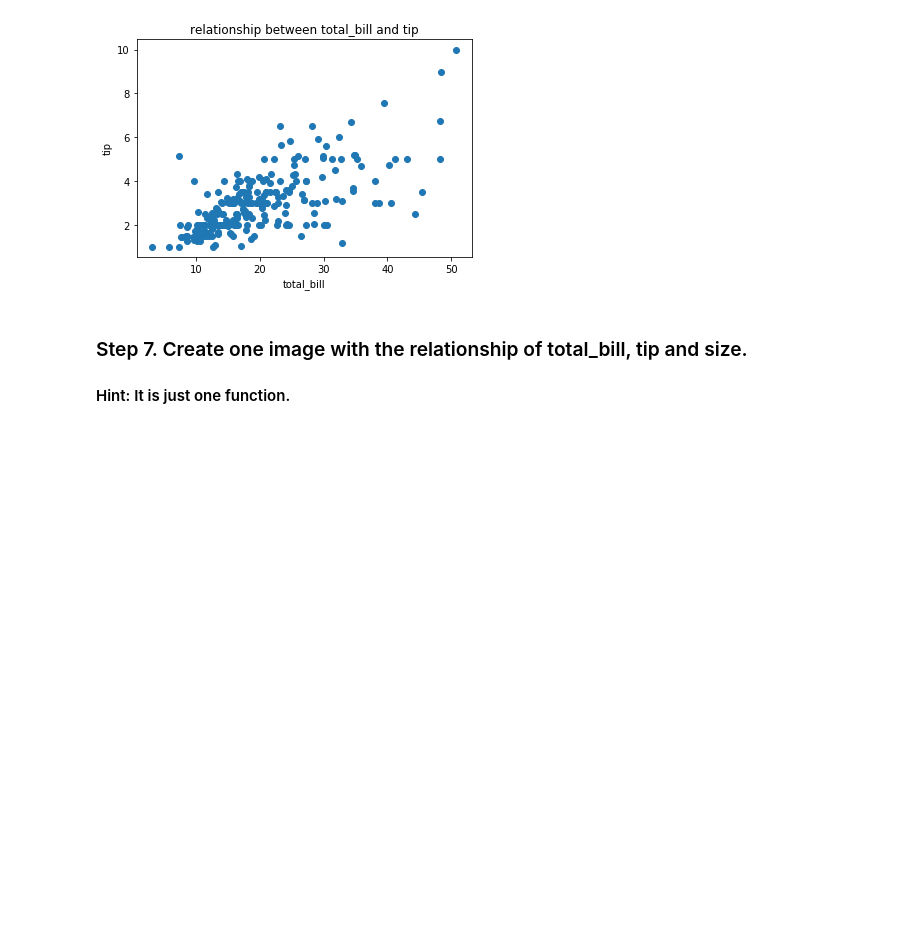
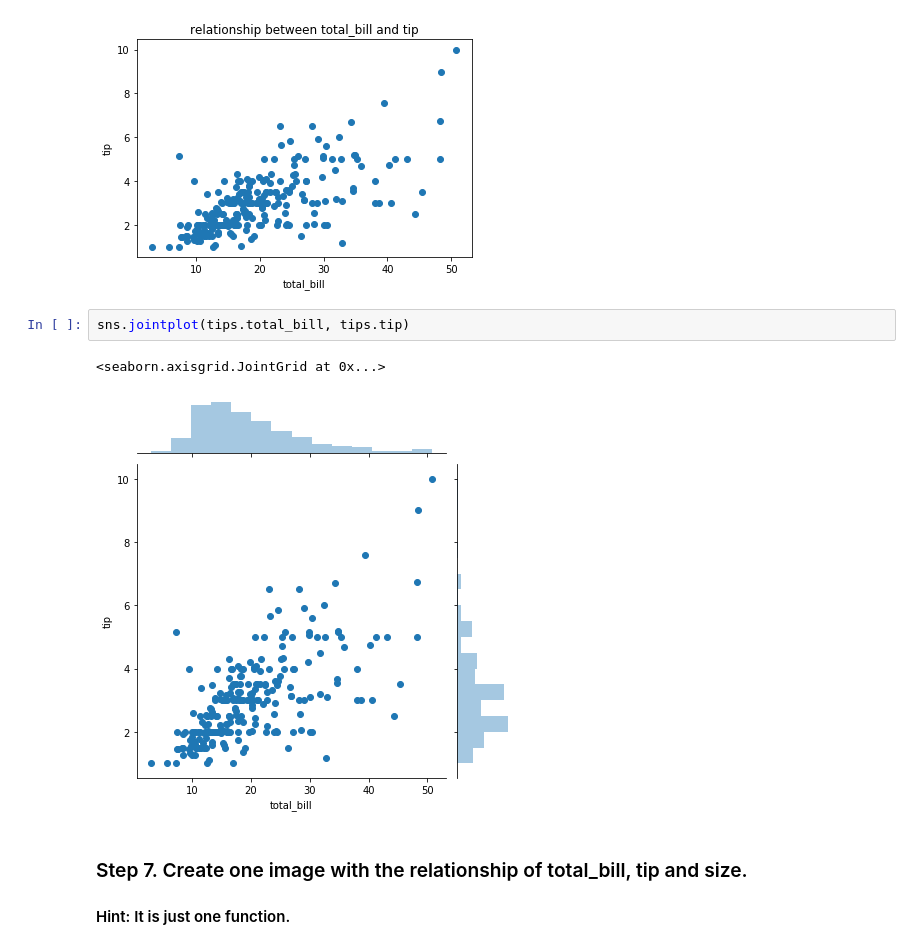
Before and after one commit to monkeycoffee/pandas_exercises, a Jupyter notebook: 07_Visualization/Tips/Exercises-Copy1.ipynb, the cells around one changed output. Cells and saved outputs as stored; diff of their text form; blank space fills up the shorter version.

```diff
--- a/07_Visualization/Tips/Exercises-Copy1.ipynb
+++ b/07_Visualization/Tips/Exercises-Copy1.ipynb
@@ -47,6 +57,11 @@ plt.title('relationship between total_bill and tip')
 # %% [output]
 Text(0.5, 1.0, 'relationship between total_bill and tip')
 [figure]
+# %%
+sns.jointplot(tips.total_bill, tips.tip)
+# %% [output]
+<seaborn.axisgrid.JointGrid at 0x...>
+[figure, added]
 # %% [markdown]
 ### Step 7.  Create one image with the relationship of total_bill, tip and size.
 #### Hint: It is just one function.
```
Also changed, not shown: parts of 9 cells of this notebook.
